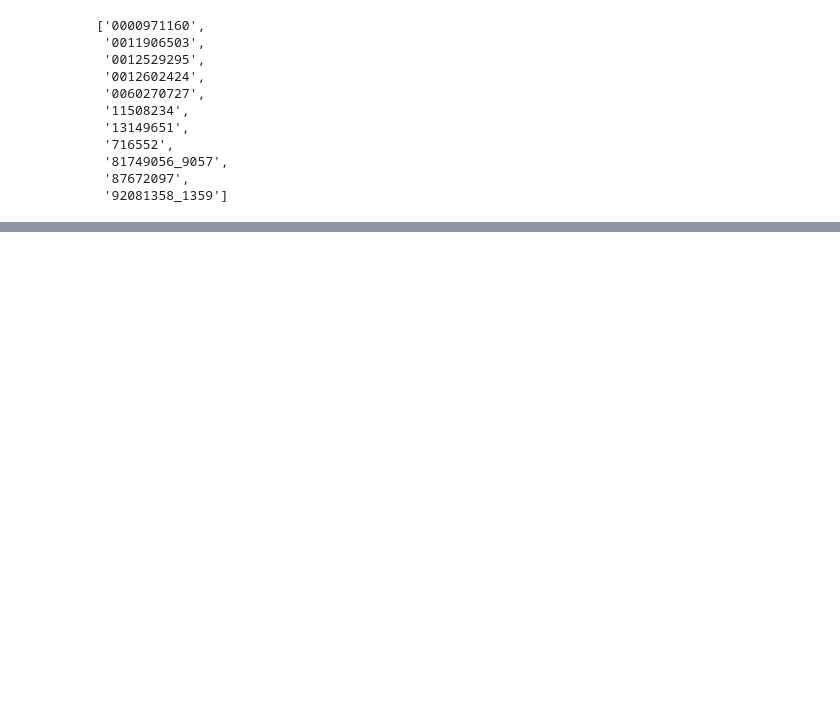
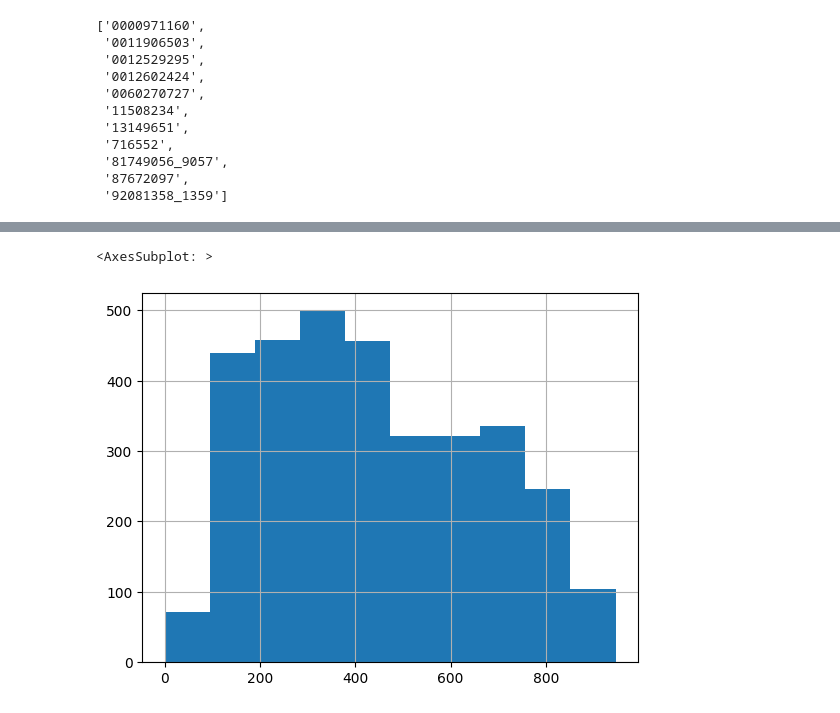
Before and after one commit to minhtriet/dstest, a Jupyter notebook: EDAreal.ipynb, the cells around one changed output, grey strips where cells are left out. Saved outputs shown, nothing was run; the diff lists cells and outputs as text; code cells hidden in the pictures; blank space fills up the shorter version.

```diff
--- a/EDAreal.ipynb
+++ b/EDAreal.ipynb
@@ -218,0 +279,5 @@ Square as question
+# %%
+non_nan_train_df_w_coord[non_nan_train_df_w_coord['label']=='question']['y1'].hist()
+# %% [output]
+<AxesSubplot: >
+[figure, added]
```
Also changed, not shown: parts of 12 cells of this notebook.
